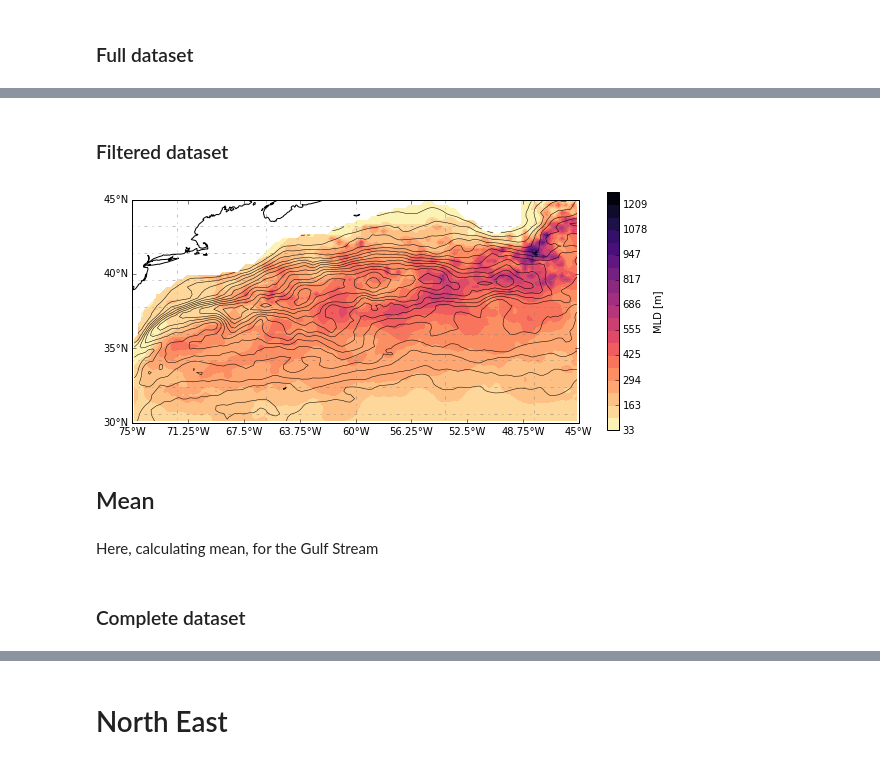
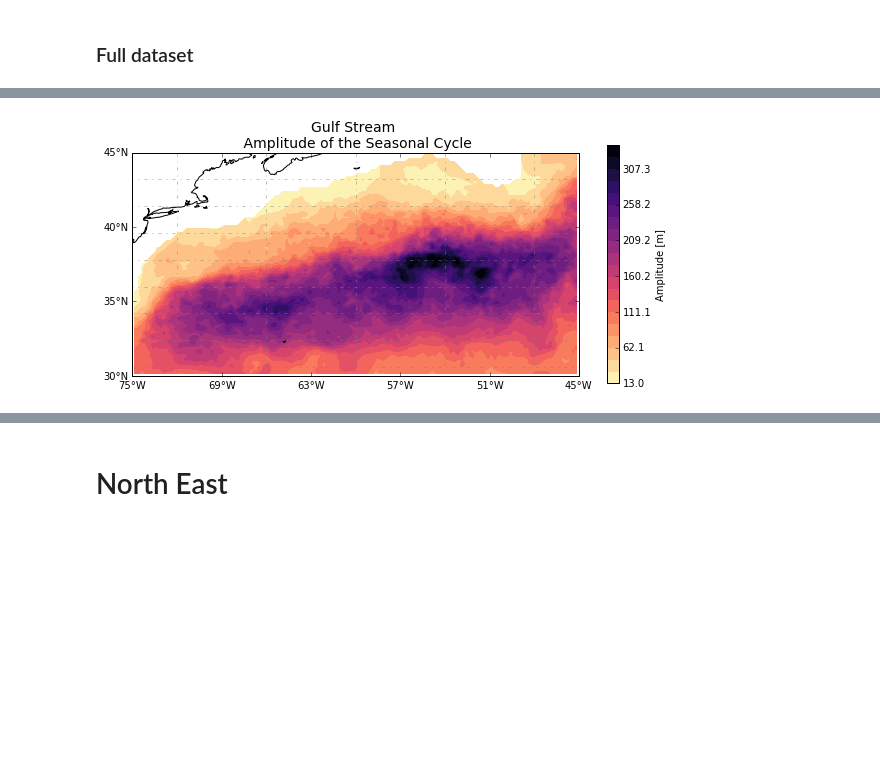
Before and after one commit to LilianG0/MLD-Project, a Jupyter notebook: Notebooks/Finals/Peak-to-peak.ipynb, the cells around one changed output, grey strips where cells are left out. Saved outputs shown, nothing was run; the diff lists cells and outputs as text; code cells hidden in the pictures; blank space fills up the shorter version.

```diff
--- a/Notebooks/Finals/Peak-to-peak.ipynb
+++ b/Notebooks/Finals/Peak-to-peak.ipynb
@@ -288,3 +291,9 @@ c_armor = xr.open_mfdataset(dir_1 + fl_n1)
+# %%
+d1 = datetime.datetime(2005,1,1)
+d2 = datetime.datetime(2018,12,20)
+
+weeks = pd.date_range(start=d1, end=d2, freq='7D')
+c_armor1.coords['time'] = (('time'), weeks)
 # %% [markdown]
 # Gulf Stream
 # %% [markdown]
@@ -293,12 +302,14 @@ c_armor = xr.open_mfdataset(dir_1 + fl_n1)
     * For MLD and GPH
 # %%
 r = 'gul'
-reg = Crops(r, c_armor)
-reg = Masking(reg, reg.to[0,25])
+gul1 = Crops(r, c_armor1)
+gul15 = Crops(r, c_armor15)
+
+gul15 = Masking(gul15, gul15.to[0,25])
 #data_set = reg.where(reg.mask == 1)
 # %%
-r_min = reg.groupby('time.year').min(dim='time')
-r_max = reg.groupby('time.year').max(dim='time')
+r_min = gul1.groupby('time.year').min(dim='time')
+r_max = gul1.groupby('time.year').max(dim='time')
 
 amp_y = r_max - r_min
 amp_mean = amp_y.mean(dim='year')
@@ -313,0 +319,4 @@ cm_levsf = (min_yf, max_yf, 20)
+# %%
+cm_levs = (13, 340, 21)
+
+print(min_y, max_y)
@@ -322,12 +327,15 @@ plt.savefig('/home/lgarcia/Documents/Scripts/Images/Gul-p2p-complete.png')
-# %% [markdown]
-### Filtered dataset
 # %%
-ax = Plot_2D(amp_mean.where(amp_mean.mask == 1), r, *cm_levsf, t=None,
-             cmap='magma_r', ext='neither', cont_line=True, nlines=15)
-plt.savefig('/home/lgarcia/Documents/Scripts/Images/Gul-p2p-filter.png')
+plt.close()
+
+fig_title = 'Gulf Stream \n Amplitude of the Seasonal Cycle'
+var = amp_mean.mlotst.where(gul15.mask==1)
+
+ax = Plot_2D(var, r, *cm_levs, t=None, cmap='magma_r',
+             label='Amplitude [m]', ext='neither', cont_line=False, nlines=15)
+
+ax.set_title(fig_title, fontsize=14)
+
+plt.savefig(dir_o + 'Gul-p2p.png', bbox_inches='tight')
+plt.show()
 # %% [output]
-[figure, old version]
+[figure, new version]
-# %% [markdown]
-## Mean
-# %% [markdown]
-Here, calculating mean, for the Gulf Stream
@@ -345,2 +341,0 @@ cm_levsf = (gmin_mnf, gmax_mnf, 20)
-# %% [markdown]
-### Complete dataset
```
Also changed, not shown: parts of 70 cells of this notebook, 15 other files.
